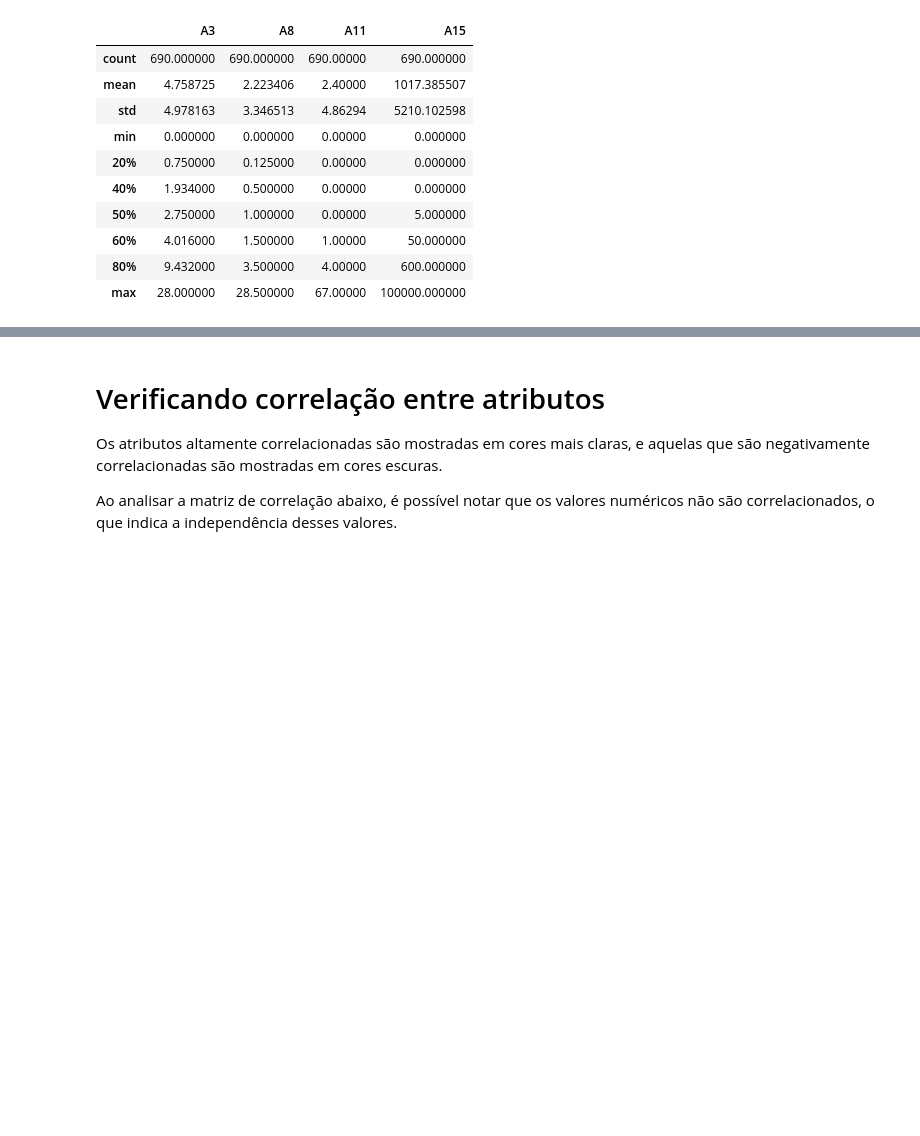
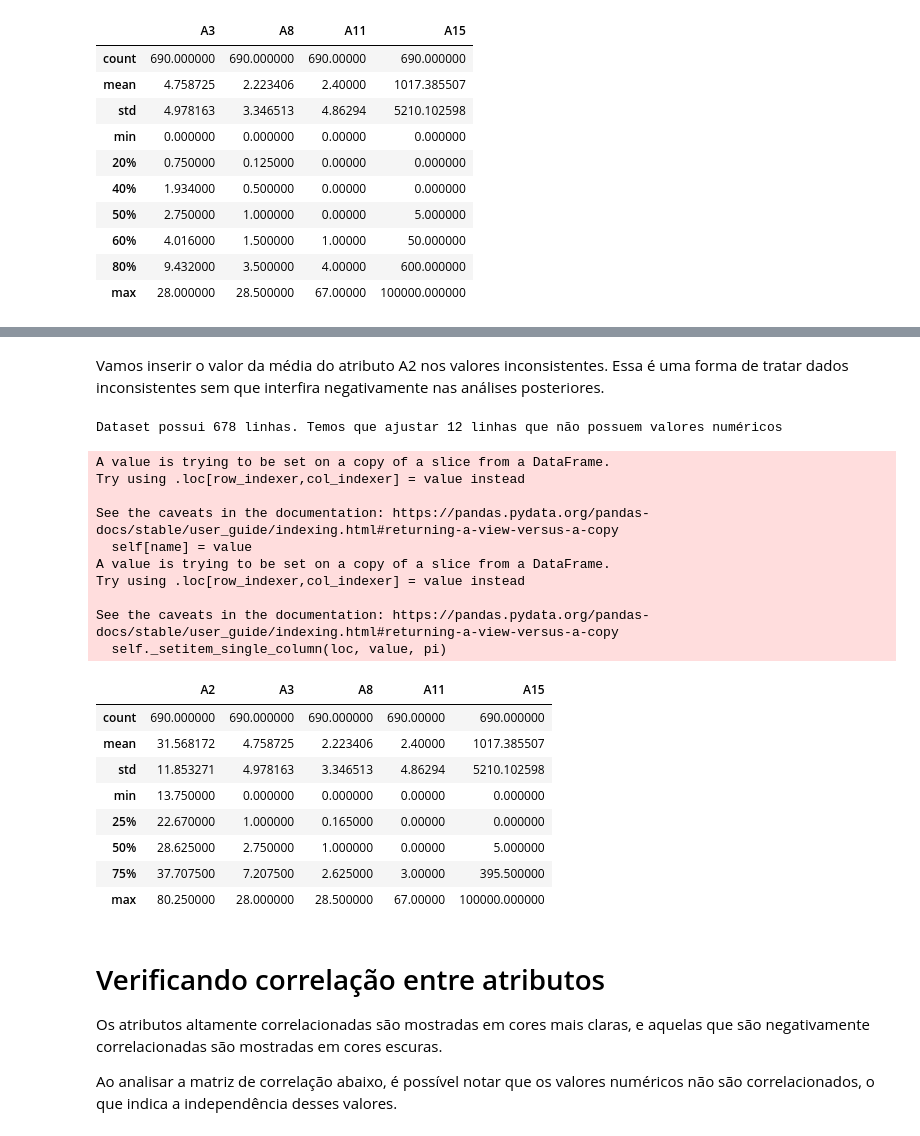
Before and after one commit to Gustanascimento/if998-mineracao, a Jupyter notebook: 02_Tipos_de_dados_e_EDA.ipynb, the cells around one changed output, grey strips where cells are left out. Drawn from its saved outputs; the diff is of its cells as text; code cells hidden in the pictures; blank space fills up the shorter version.

```diff
--- a/02_Tipos_de_dados_e_EDA.ipynb
+++ b/02_Tipos_de_dados_e_EDA.ipynb
@@ -122,3 +146,35 @@ dataset.describe([.20, .40, .60, .80])
+# %% [markdown]
+Vamos inserir o valor da média do atributo A2 nos valores inconsistentes. Essa é uma forma de tratar dados inconsistentes sem que interfira negativamente nas análises posteriores.
+# %%
+dataset_A2 = dataset[dataset['A2'] == '?'] #Pegar valores inconsistentes em A2
+dataset    =  dataset[dataset['A2'] != '?'] #Pegar valores consistentes em A2
+print(f'Dataset possui {dataset.shape[0]} linhas. Temos que ajustar {dataset_A2.shape[0]} linhas que não possuem valores numéricos')
+dataset.A2 = dataset.A2.astype(np.float32) #Convertendo atributo A2 para numérico
+dataset_A2.loc[(dataset_A2['A2'] == '?'), 'A2'] = dataset['A2'].mean() #Inserindo a média de A2 nas instâncias inconsistentes
+dataset_A2.A2 = dataset_A2.A2.astype(np.float32)
+dataset = pd.concat([dataset, dataset_A2], axis=0) #Concatenando e finalizando ajuste
+dataset.describe()
+# %% [output]
+Dataset possui 678 linhas. Temos que ajustar 12 linhas que não possuem valores numéricos
+A value is trying to be set on a copy of a slice from a DataFrame.
+Try using .loc[row_indexer,col_indexer] = value instead
+
+See the caveats in the documentation: https://pandas.pydata.org/pandas-docs/stable/user_guide/indexing.html#returning-a-view-versus-a-copy
+  self[name] = value
+A value is trying to be set on a copy of a slice from a DataFrame.
+Try using .loc[row_indexer,col_indexer] = value instead
+
+See the caveats in the documentation: https://pandas.pydata.org/pandas-docs/stable/user_guide/indexing.html#returning-a-view-versus-a-copy
+  self._setitem_single_column(loc, value, pi)
+|  | A2 | A3 | A8 | A11 | A15 |
+| count | 690.000000 | 690.000000 | 690.000000 | 690.00000 | 690.000000 |
+| mean | 31.568172 | 4.758725 | 2.223406 | 2.40000 | 1017.385507 |
+| std | 11.853271 | 4.978163 | 3.346513 | 4.86294 | 5210.102598 |
+| min | 13.750000 | 0.000000 | 0.000000 | 0.00000 | 0.000000 |
+| 25% | 22.670000 | 1.000000 | 0.165000 | 0.00000 | 0.000000 |
+| 50% | 28.625000 | 2.750000 | 1.000000 | 0.00000 | 5.000000 |
+| 75% | 37.707500 | 7.207500 | 2.625000 | 3.00000 | 395.500000 |
+| max | 80.250000 | 28.000000 | 28.500000 | 67.00000 | 100000.000000 |
 # %% [markdown]
 # Verificando correlação entre atributos
 
```
Also changed, not shown: parts of 12 cells of this notebook.
